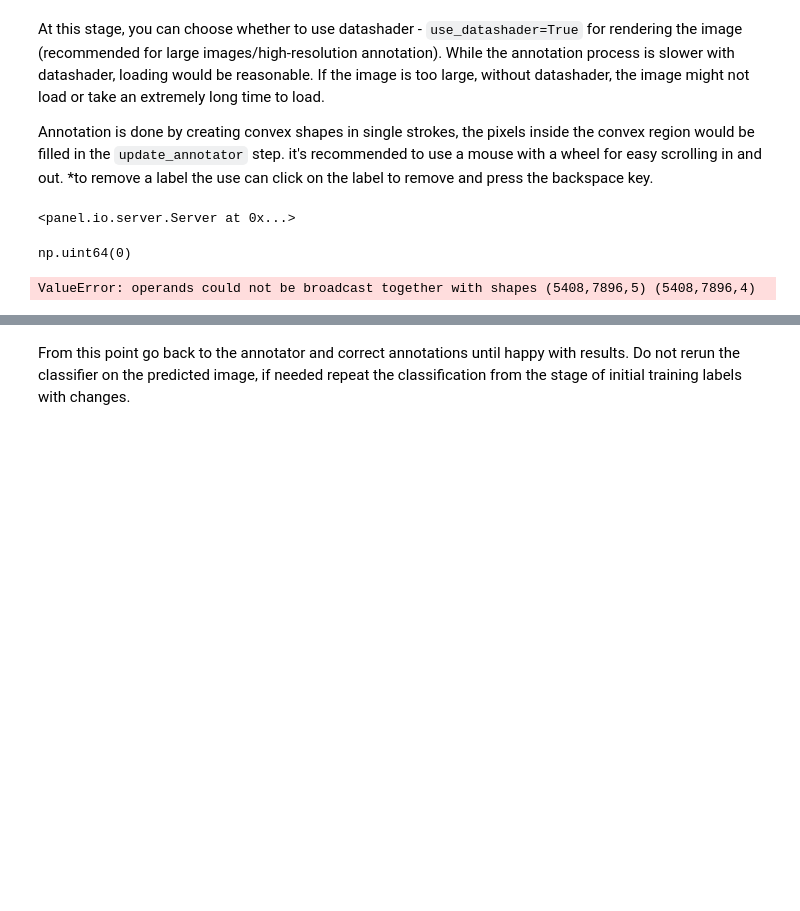
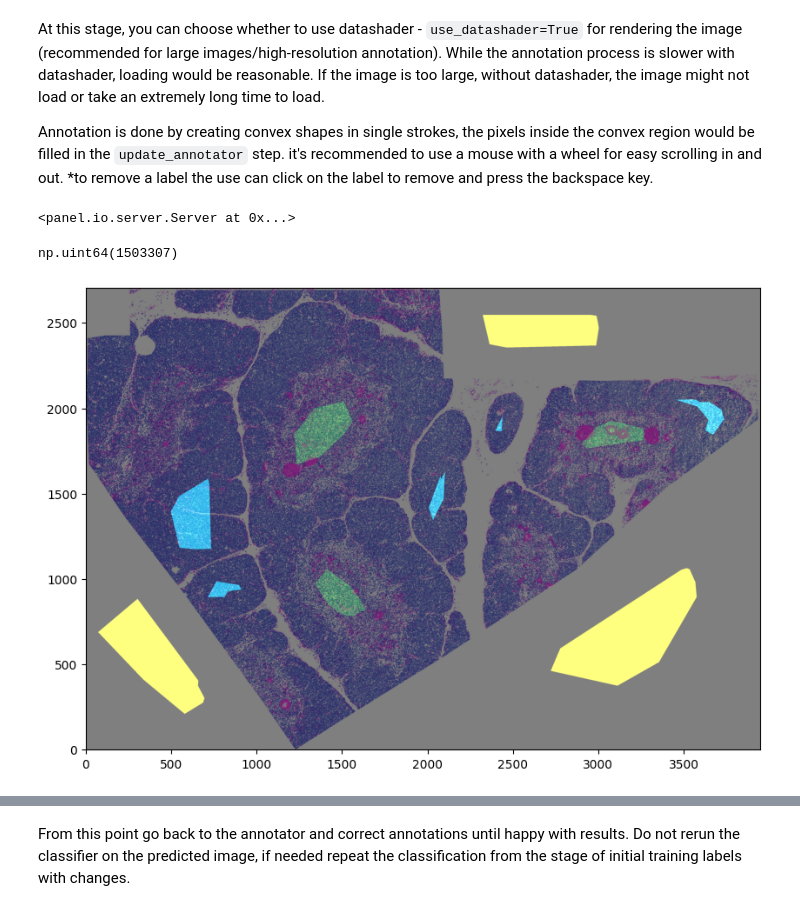
Before and after one commit to andr-kun/TissueTag, a Jupyter notebook: Tutorials/demo_flourscent_tissue_annotation.ipynb, the cells around one changed output, grey strips where cells are left out. Saved outputs shown, nothing was run; the diff lists cells and outputs as text; code cells hidden in the pictures; blank space fills up the shorter version.

```diff
--- a/Tutorials/demo_flourscent_tissue_annotation.ipynb
+++ b/Tutorials/demo_flourscent_tissue_annotation.ipynb
@@ -74,14 +73,14 @@ pn.io.notebook.show_server(annotator, notebook_url=f'localhost:'+host)
 # %% [output]
 <panel.io.server.Server at 0x...>
 # %%
-output.label_image.sum()
+tt_object.label_image.sum()
 # %% [output]
-np.uint64(0)
+np.uint64(1503307)
 # %%
 # This step fills in the shapes created for the pixel classifier
-out_img = tissue_tag.annotation.plot_labels(im, output, alpha=0.5)
+out_img = tissue_tag.annotation.plot_labels(tt_object, alpha=0.5)
 # %% [output]
-ValueError: operands could not be broadcast together with shapes (5408,7896,5) (5408,7896,4)
+[figure, added]
 # %%
 %%time
 # Train and predict the image pixels with a random forest classifier. This step takes about 1 to 10 min depending on number of training areas and resolution
```
Also changed, not shown: parts of 8 cells of this notebook, 6 other files.
